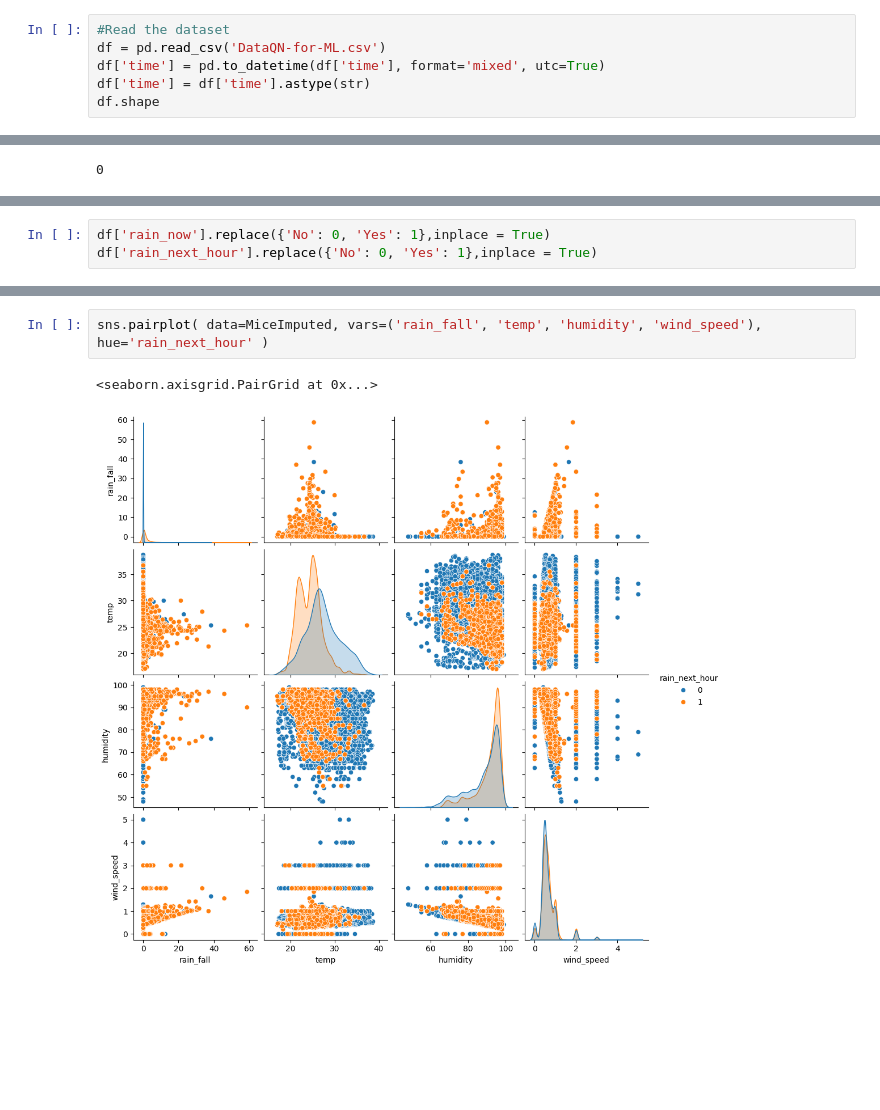
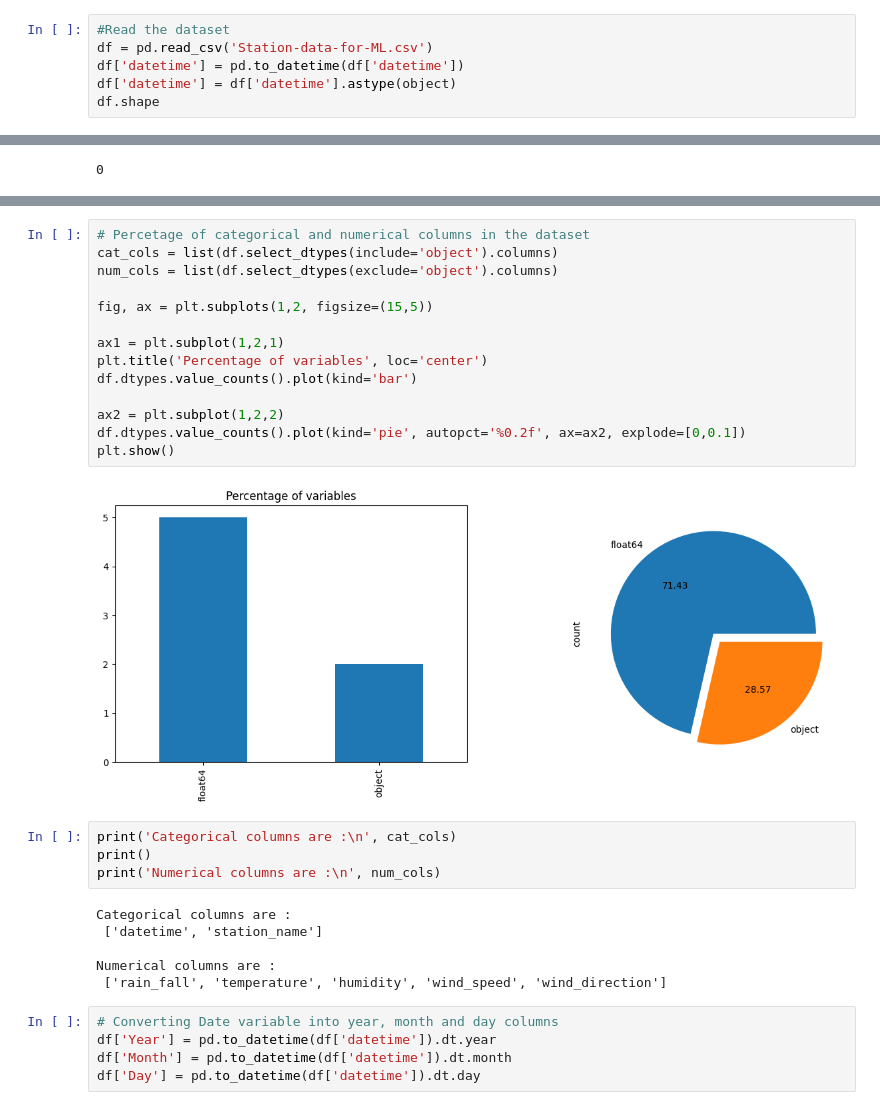
Before and after one commit to tiramiSoo/Rainfall-Prediction, a Jupyter notebook: Rain Fall Predict.ipynb, the cells around one changed output, grey strips where cells are left out. Saved outputs shown, nothing was run; the diff lists cells and outputs as text; blank space fills up the shorter version.

```diff
--- a/Rain Fall Predict.ipynb
+++ b/Rain Fall Predict.ipynb
@@ -6,8 +6,8 @@ import seaborn as sns
 from sklearn.utils import resample
 # %%
 #Read the dataset
-df = pd.read_csv('DataQN-for-ML.csv')
-df['time'] = pd.to_datetime(df['time'], format='mixed', utc=True)
-df['time'] = df['time'].astype(str)
+df = pd.read_csv('Station-data-for-ML.csv')
+df['datetime'] = pd.to_datetime(df['datetime'])
+df['datetime'] = df['datetime'].astype(object)
 df.shape
 # %% [output]
@@ -81,4 +60 @@ rain_next_hour       2
 dtype: int64
-# %%
-df['rain_now'].replace({'No': 0, 'Yes': 1},inplace = True)
-df['rain_next_hour'].replace({'No': 0, 'Yes': 1},inplace = True)
@@ -209,5 +61,31 @@ sns.heatmap(corr, mask=mask, cmap=cmap, vmax=None, center=0,square=True, annot=T
-# %%
-sns.pairplot( data=MiceImputed, vars=('rain_fall', 'temp', 'humidity', 'wind_speed'), hue='rain_next_hour' )
-# %% [output]
-<seaborn.axisgrid.PairGrid at 0x...>
-[figure, removed]
+# %%
+# Percetage of categorical and numerical columns in the dataset
+cat_cols = list(df.select_dtypes(include='object').columns)
+num_cols = list(df.select_dtypes(exclude='object').columns)
+
+fig, ax = plt.subplots(1,2, figsize=(15,5))
+
+ax1 = plt.subplot(1,2,1)
+plt.title('Percentage of variables', loc='center')
+df.dtypes.value_counts().plot(kind='bar')
+
+ax2 = plt.subplot(1,2,2)
+df.dtypes.value_counts().plot(kind='pie', autopct='%0.2f', ax=ax2, explode=[0,0.1])
+plt.show()
+# %% [output]
+[figure, added]
+# %%
+print('Categorical columns are :\n', cat_cols)
+print()
+print('Numerical columns are :\n', num_cols)
+# %% [output]
+Categorical columns are :
+ ['datetime', 'station_name']
+
+Numerical columns are :
+ ['rain_fall', 'temperature', 'humidity', 'wind_speed', 'wind_direction']
+# %%
+# Converting Date variable into year, month and day columns
+df['Year'] = pd.to_datetime(df['datetime']).dt.year
+df['Month'] = pd.to_datetime(df['datetime']).dt.month
+df['Day'] = pd.to_datetime(df['datetime']).dt.day
```
Also changed, not shown: parts of 27 cells of this notebook, 2 other files.
